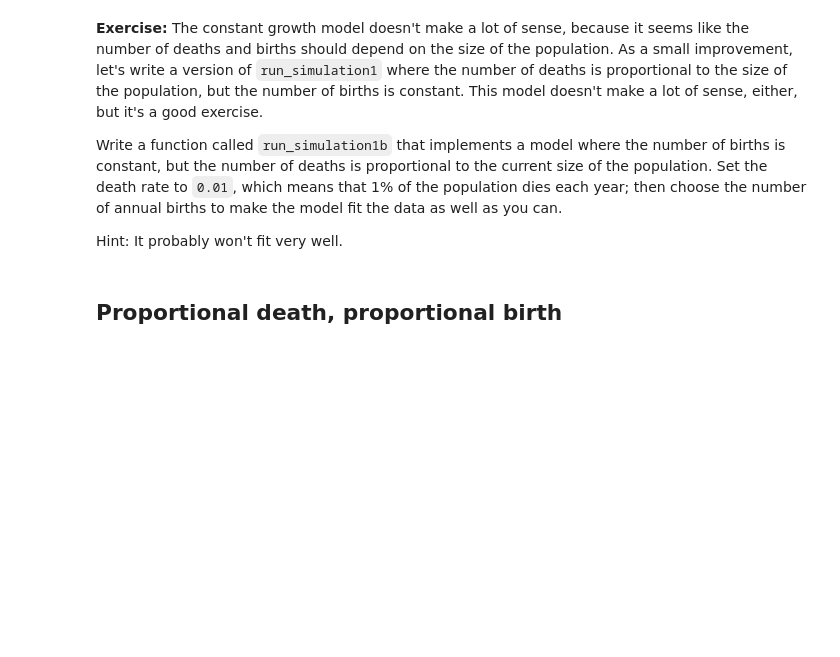
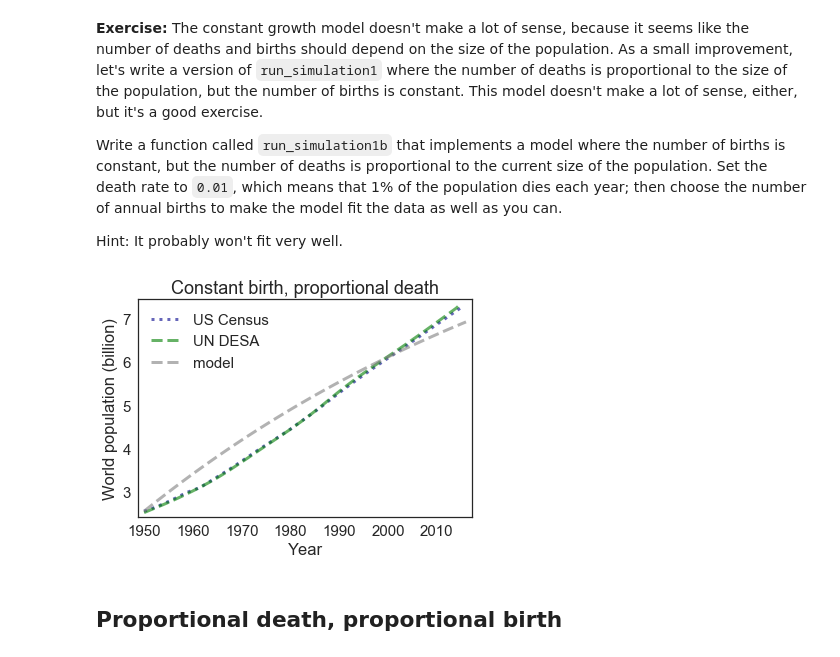
Before and after one commit to cusaitech/ModSimPy, a Jupyter notebook: code/chap03mine.ipynb, the cells around one changed output. Drawn from its saved outputs; the diff is of its cells as text; code cells hidden in the pictures; blank space fills up the shorter version.

```diff
--- a/code/chap03mine.ipynb
+++ b/code/chap03mine.ipynb
@@ -399,10 +411,7 @@ def run_simulation1(system):
 We can also encapsulate the code that plots the results.
 # %%
 def plot_results(system, title=None):
-    """Plot the estimates and the model.
 
-    system: System object with `results`
-    """
     newfig()
     plot_estimates(table2)
     plot(system.results, '--', color='gray', label='model')
@@ -431,3 +478,26 @@ Hint: It probably won't fit very well.
+# %%
+# Solution goes here
+system.death_rate = 0.01
+system.annual_births = annual_growth * 1.6
+
+def run_simulation1b(system):
+    """Runs the constant growth model.
+
+    Adds TimeSeries to `system` as `results`.
+
+    system: system object
+    """
+    results = TimeSeries()
+    results[system.t0] = system.p0
+    for t in linrange(system.t0, system.t_end):
+        deaths = system.death_rate * results[t]
+        results[t+1] = results[t] + system.annual_births - deaths
+    system.results = results
+
+run_simulation1b(system)
+plot_results(system, title='Constant birth, proportional death')
+# %% [output]
+[figure, added]
 # %%
 # Solution goes here
 # %% [markdown]
```
Also changed, not shown: parts of 27 cells of this notebook, 9 other files.
